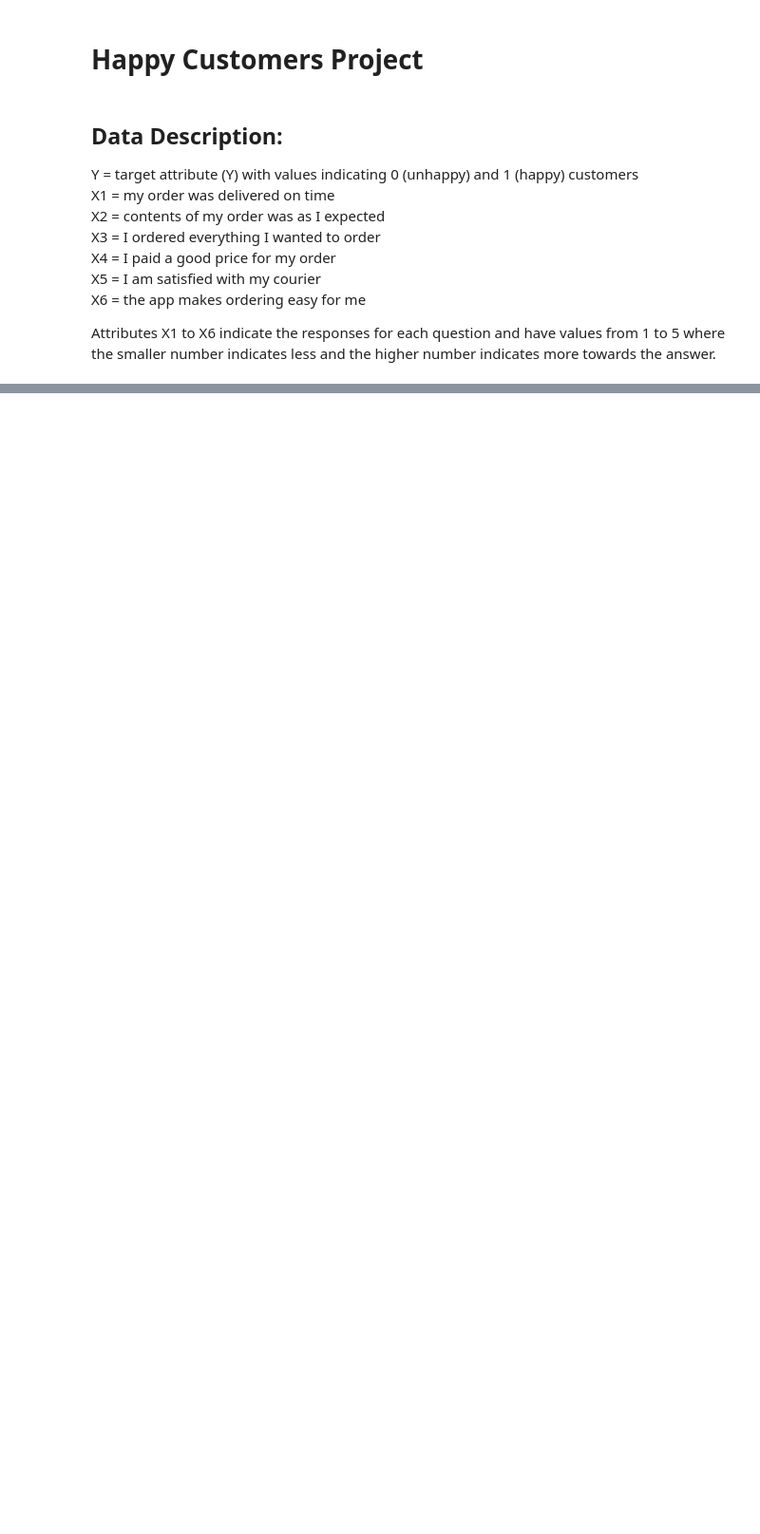
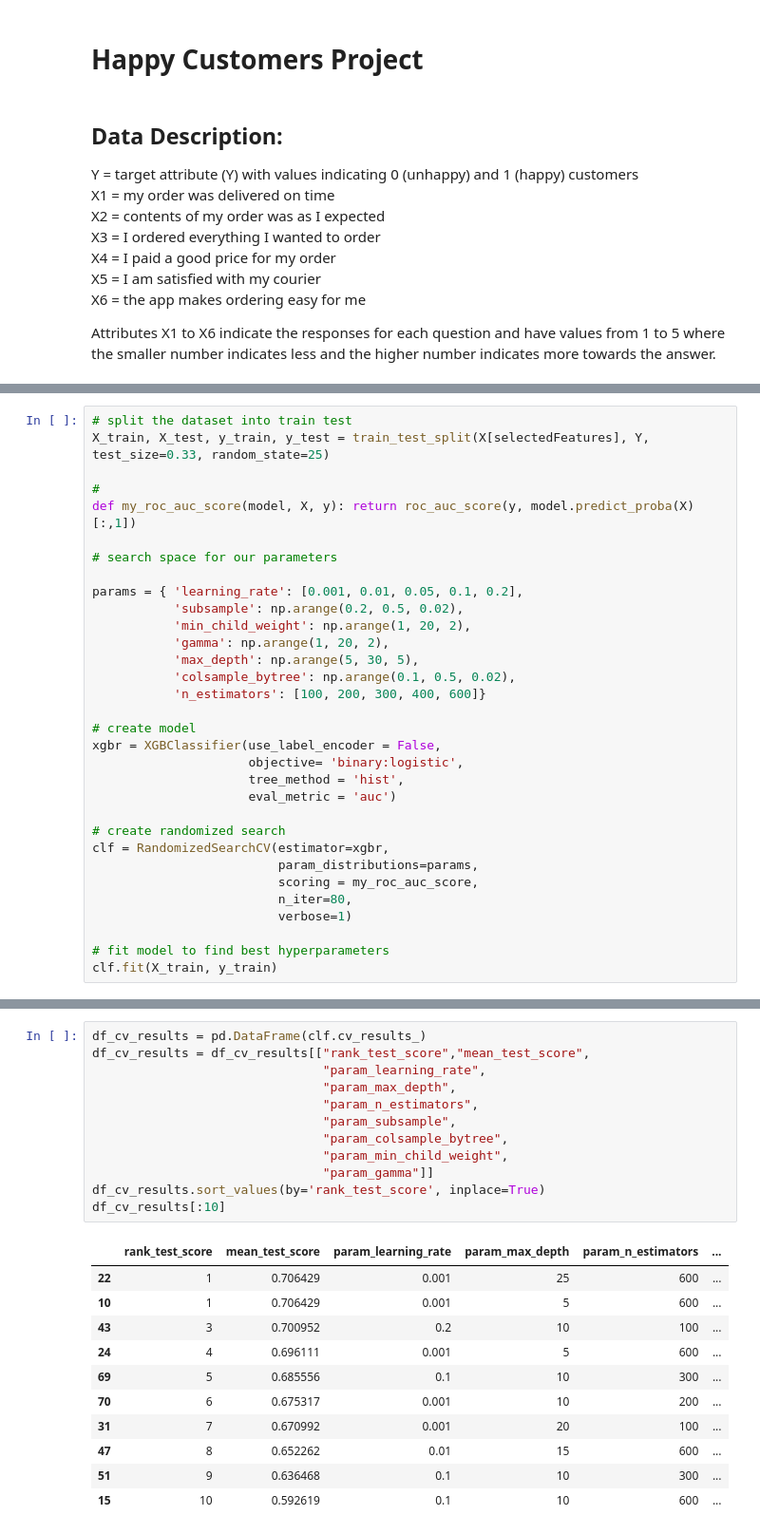
Before and after one commit to NNtorvas/CLCQdkqmbBYwSC7n, a Jupyter notebook: hc.ipynb, the cells around one changed output, grey strips where cells are left out. Shown at 95% size. Saved outputs shown, nothing was run; the diff lists cells and outputs as text; blank space fills up the shorter version.

Commit message:
Update hc.ipynb
skeleton of the pipeline is ready.
working on hyperparameter tuning.

```diff
--- a/hc.ipynb
+++ b/hc.ipynb
@@ -67,0 +98,32 @@ X_train, X_test, y_train, y_test = train_test_split(X[selectedFeatures], Y, test
+# %%
+# split the dataset into train test
+X_train, X_test, y_train, y_test = train_test_split(X[selectedFeatures], Y, test_size=0.33, random_state=25)
+
+#
+def my_roc_auc_score(model, X, y): return roc_auc_score(y, model.predict_proba(X)[:,1])
+
+# search space for our parameters
+
+params = { 'learning_rate': [0.001, 0.01, 0.05, 0.1, 0.2],
+           'subsample': np.arange(0.2, 0.5, 0.02),
+           'min_child_weight': np.arange(1, 20, 2),
+           'gamma': np.arange(1, 20, 2),
+           'max_depth': np.arange(5, 30, 5),
+           'colsample_bytree': np.arange(0.1, 0.5, 0.02),
+           'n_estimators': [100, 200, 300, 400, 600]}
+
+# create model
+xgbr = XGBClassifier(use_label_encoder = False,
+                     objective= 'binary:logistic',
+                     tree_method = 'hist',
+                     eval_metric = 'auc')
+
+# create randomized search
+clf = RandomizedSearchCV(estimator=xgbr,
+                         param_distributions=params,
+                         scoring = my_roc_auc_score,
+                         n_iter=80,
+                         verbose=1)
+
+# fit model to find best hyperparameters
+clf.fit(X_train, y_train)
@@ -67,0 +151,24 @@ X_train, X_test, y_train, y_test = train_test_split(X[selectedFeatures], Y, test
+# %%
+df_cv_results = pd.DataFrame(clf.cv_results_)
+df_cv_results = df_cv_results[["rank_test_score","mean_test_score",
+                               "param_learning_rate",
+                               "param_max_depth",
+                               "param_n_estimators",
+                               "param_subsample",
+                               "param_colsample_bytree",
+                               "param_min_child_weight",
+                               "param_gamma"]]
+df_cv_results.sort_values(by='rank_test_score', inplace=True)
+df_cv_results[:10]
+# %% [output]
+|  | rank_test_score | mean_test_score | param_learning_rate | param_max_depth | param_n_estimators | ... |
+| 22 | 1 | 0.706429 | 0.001 | 25 | 600 | ... |
+| 10 | 1 | 0.706429 | 0.001 | 5 | 600 | ... |
+| 43 | 3 | 0.700952 | 0.2 | 10 | 100 | ... |
+| 24 | 4 | 0.696111 | 0.001 | 5 | 600 | ... |
+| 69 | 5 | 0.685556 | 0.1 | 10 | 300 | ... |
+| 70 | 6 | 0.675317 | 0.001 | 10 | 200 | ... |
+| 31 | 7 | 0.670992 | 0.001 | 20 | 100 | ... |
+| 47 | 8 | 0.652262 | 0.01 | 15 | 600 | ... |
+| 51 | 9 | 0.636468 | 0.1 | 10 | 300 | ... |
+| 15 | 10 | 0.592619 | 0.1 | 10 | 600 | ... |
```
Also changed, not shown: parts of 18 cells of this notebook.
